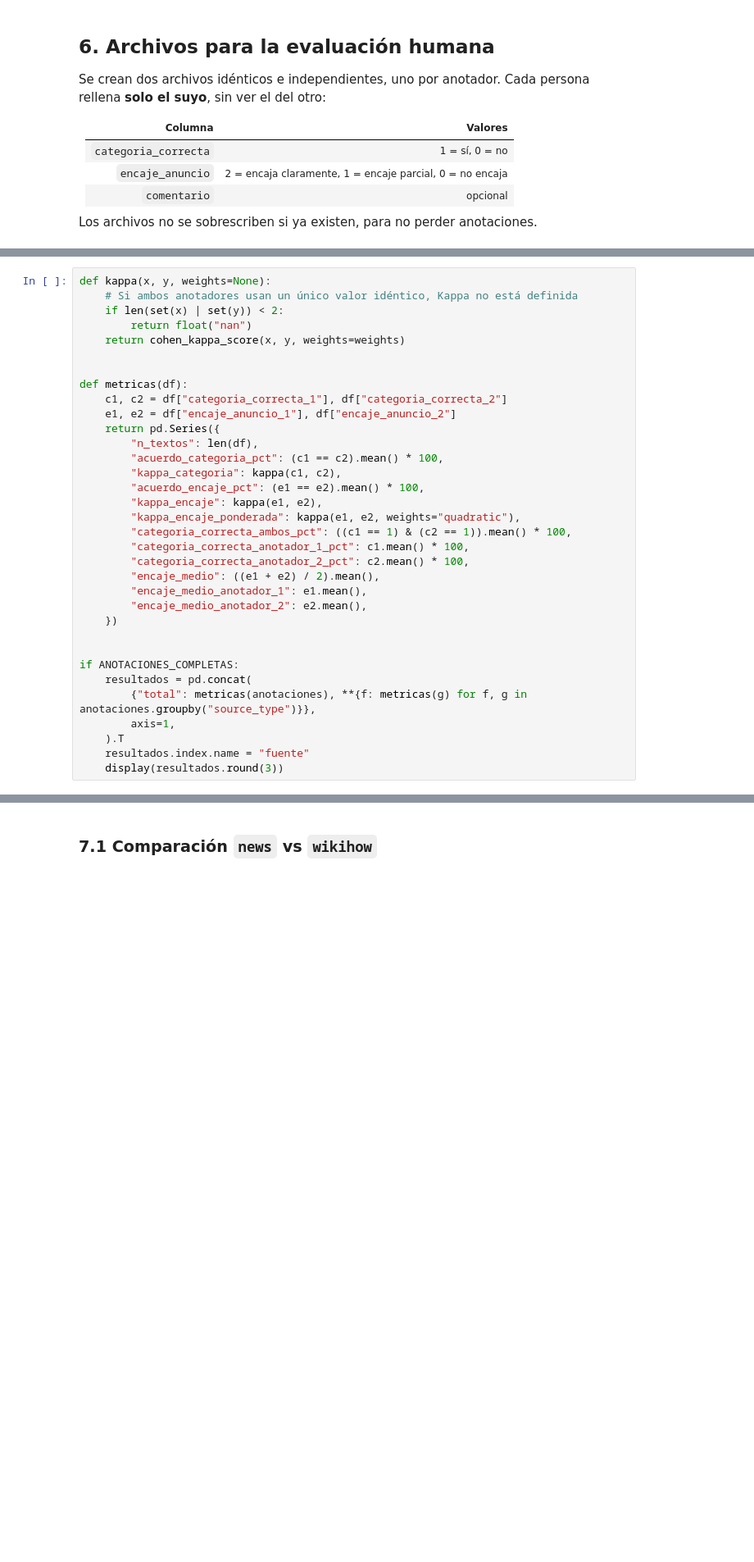
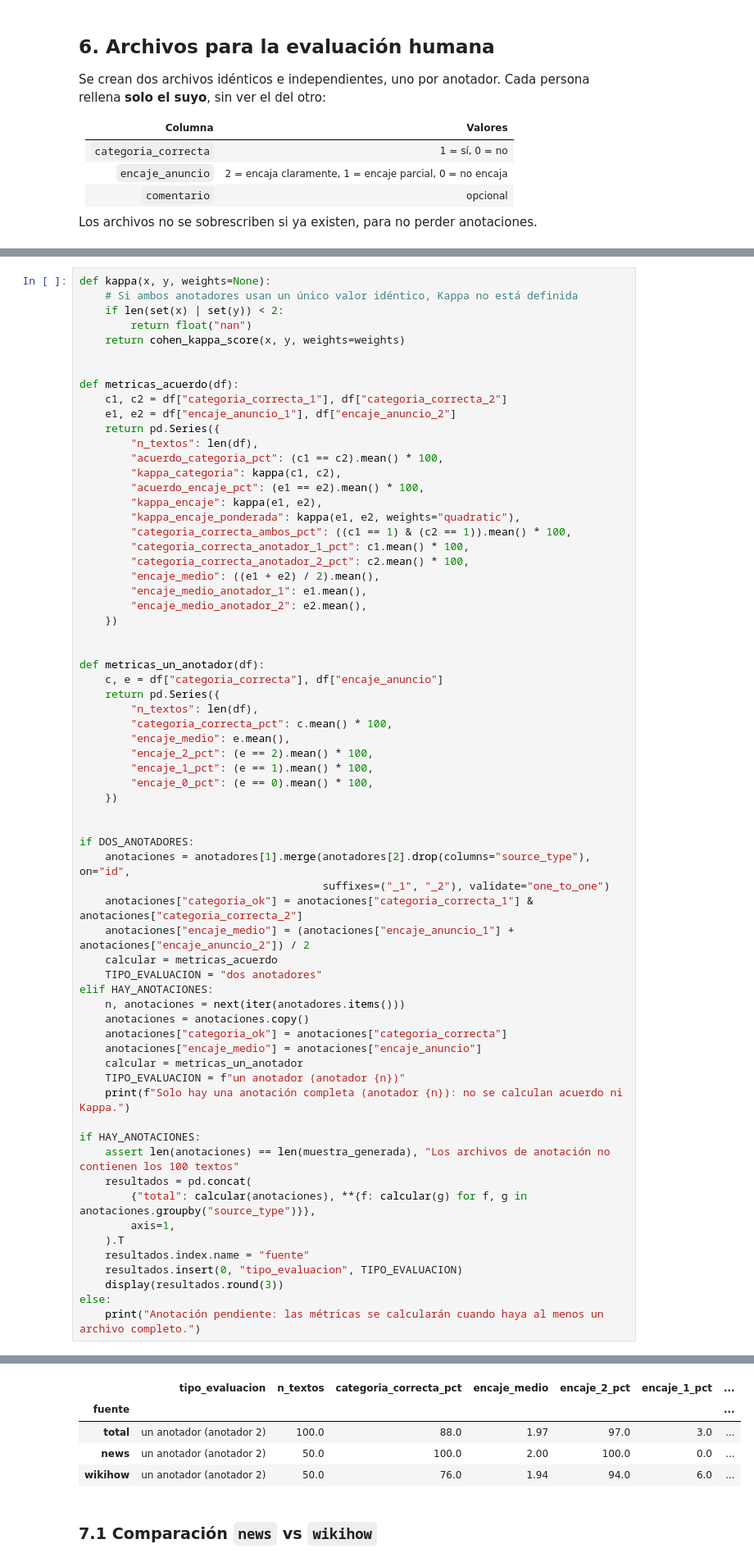
Before and after one commit to jaimemm815/p1n-marketing-martinezfabani, a Jupyter notebook: notebooks/02_hito2.ipynb, the cells around one changed output, grey strips where cells are left out. Shown at 82% size. Saved outputs shown, nothing was run; the diff lists cells and outputs as text; blank space fills up the shorter version.

```diff
--- a/notebooks/02_hito2.ipynb
+++ b/notebooks/02_hito2.ipynb
@@ -347,7 +357,7 @@ def kappa(x, y, weights=None):
     return cohen_kappa_score(x, y, weights=weights)
 
 
-def metricas(df):
+def metricas_acuerdo(df):
     c1, c2 = df["categoria_correcta_1"], df["categoria_correcta_2"]
     e1, e2 = df["encaje_anuncio_1"], df["encaje_anuncio_2"]
     return pd.Series({
@@ -366,10 +376,43 @@ def metricas(df):
     })
 
 
-if ANOTACIONES_COMPLETAS:
+def metricas_un_anotador(df):
+    c, e = df["categoria_correcta"], df["encaje_anuncio"]
+    return pd.Series({
+        "n_textos": len(df),
+        "categoria_correcta_pct": c.mean() * 100,
+        "encaje_medio": e.mean(),
+        "encaje_2_pct": (e == 2).mean() * 100,
+        "encaje_1_pct": (e == 1).mean() * 100,
+        "encaje_0_pct": (e == 0).mean() * 100,
+    })
+
+
+if DOS_ANOTADORES:
+    anotaciones = anotadores[1].merge(anotadores[2].drop(columns="source_type"), on="id",
+                                      suffixes=("_1", "_2"), validate="one_to_one")
+    anotaciones["categoria_ok"] = anotaciones["categoria_correcta_1"] & anotaciones["categoria_correcta_2"]
+    anotaciones["encaje_medio"] = (anotaciones["encaje_anuncio_1"] + anotaciones["encaje_anuncio_2"]) / 2
+    calcular = metricas_acuerdo
+    TIPO_EVALUACION = "dos anotadores"
+elif HAY_ANOTACIONES:
+    n, anotaciones = next(iter(anotadores.items()))
+    anotaciones = anotaciones.copy()
+    anotaciones["categoria_ok"] = anotaciones["categoria_correcta"]
+    anotaciones["encaje_medio"] = anotaciones["encaje_anuncio"]
+    calcular = metricas_un_anotador
+    TIPO_EVALUACION = f"un anotador (anotador {n})"
+    print(f"Solo hay una anotación completa (anotador {n}): no se calculan acuerdo ni Kappa.")
+
+if HAY_ANOTACIONES:
+    assert len(anotaciones) == len(muestra_generada), "Los archivos de anotación no contienen los 100 textos"
     resultados = pd.concat(
-        {"total": metricas(anotaciones), **{f: metricas(g) for f, g in anotaciones.groupby("source_type")}},
+        {"total": calcular(anotaciones), **{f: calcular(g) for f, g in anotaciones.groupby("source_type")}},
         axis=1,
     ).T
     resultados.index.name = "fuente"
+    resultados.insert(0, "tipo_evaluacion", TIPO_EVALUACION)
     display(resultados.round(3))
+else:
+    print("Anotación pendiente: las métricas se calcularán cuando haya al menos un archivo completo.")
+# %% [output]
@@ -376,3 +420,8 @@ if ANOTACIONES_COMPLETAS:
+|  | tipo_evaluacion | n_textos | categoria_correcta_pct | encaje_medio | encaje_2_pct | encaje_1_pct | ... |
+| fuente |  |  |  |  |  |  | ... |
+| total | un anotador (anotador 2) | 100.0 | 88.0 | 1.97 | 97.0 | 3.0 | ... |
+| news | un anotador (anotador 2) | 50.0 | 100.0 | 2.00 | 100.0 | 0.0 | ... |
+| wikihow | un anotador (anotador 2) | 50.0 | 76.0 | 1.94 | 94.0 | 6.0 | ... |
 # %% [markdown]
 ### 7.1 Comparación `news` vs `wikihow`
 # %%
```
Also changed, not shown: parts of 10 cells of this notebook, 2 other files.
